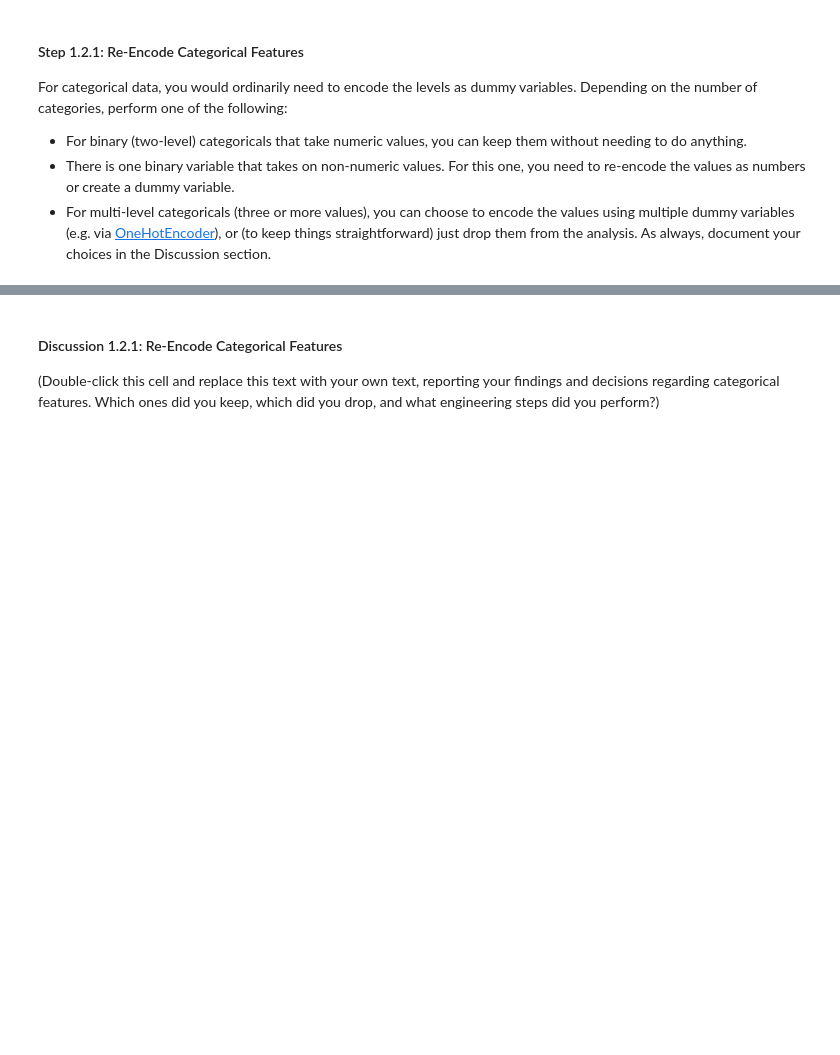
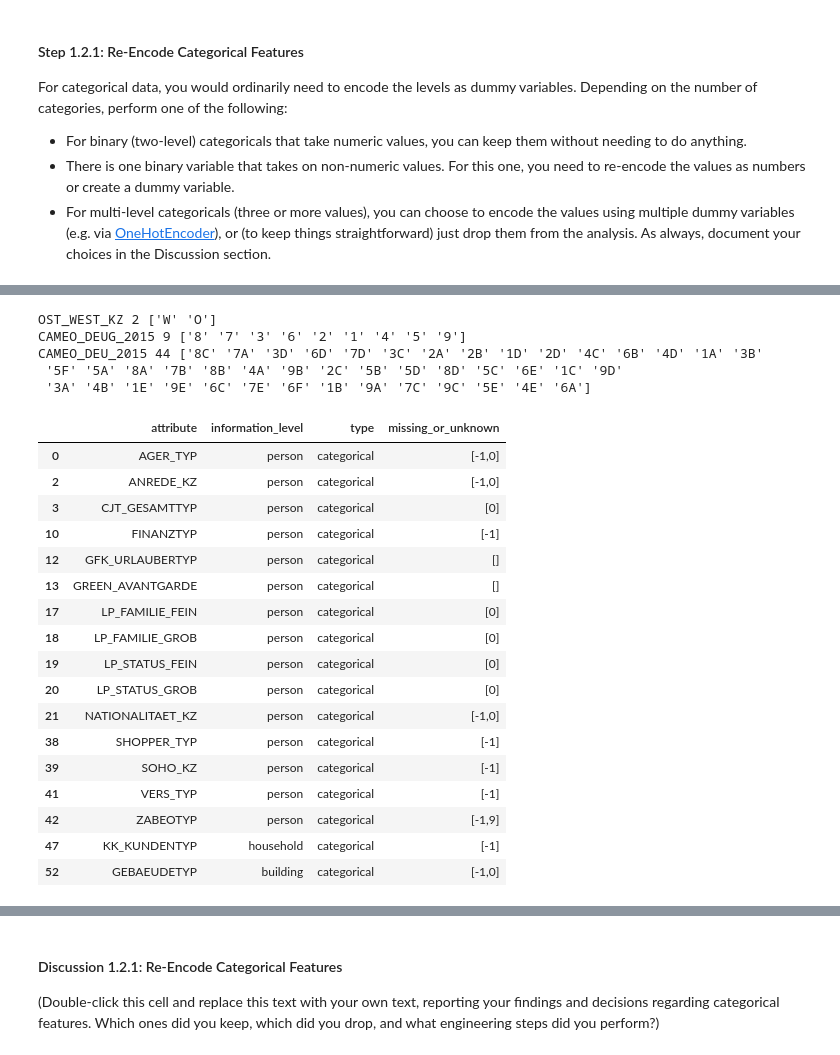
Before and after one commit to jihangshin/udacity, a Jupyter notebook: Identify Customer Segments/Identify_Customer_Segments.ipynb, the cells around one changed output, grey strips where cells are left out. Drawn from its saved outputs; the diff is of its cells as text; code cells hidden in the pictures; blank space fills up the shorter version.

```diff
--- a/Identify Customer Segments/Identify_Customer_Segments.ipynb
+++ b/Identify Customer Segments/Identify_Customer_Segments.ipynb
@@ -338 +382,40 @@ categorical
+# %%
+#convert non-numeric values to dummy number
+for col in azdias_df_lte_30_dropped[categorical_attribute].columns:
+    dtype = azdias_df_lte_30_dropped[col].dtype
+    if dtype == "object": #non-numeric case
+        print(col, len(azdias_df_lte_30_dropped[col].unique()), azdias_df_lte_30_dropped[col].unique())
+        dummy = pd.get_dummies(azdias_df_lte_30_dropped[col])
+        azdias_df_lte_30_dropped = pd.concat([azdias_df_lte_30_dropped, dummy], axis=1) #add dummy columns at the end
+        azdias_df_lte_30_dropped = azdias_df_lte_30_dropped.drop(columns=[col])  #drop the original column
+
+        #remove the processed columns from categorical_attribute list, do not need have to re-encode
+        categorical_df = categorical_df[categorical_df.attribute != col]
+# %% [output]
+OST_WEST_KZ 2 ['W' 'O']
+CAMEO_DEUG_2015 9 ['8' '7' '3' '6' '2' '1' '4' '5' '9']
+CAMEO_DEU_2015 44 ['8C' '7A' '3D' '6D' '7D' '3C' '2A' '2B' '1D' '2D' '4C' '6B' '4D' '1A' '3B'
+ '5F' '5A' '8A' '7B' '8B' '4A' '9B' '2C' '5B' '5D' '8D' '5C' '6E' '1C' '9D'
+ '3A' '4B' '1E' '9E' '6C' '7E' '6F' '1B' '9A' '7C' '9C' '5E' '4E' '6A']
+# %%
+categorical_df
+# %% [output]
+|  | attribute | information_level | type | missing_or_unknown |
+| 0 | AGER_TYP | person | categorical | [-1,0] |
+| 2 | ANREDE_KZ | person | categorical | [-1,0] |
+| 3 | CJT_GESAMTTYP | person | categorical | [0] |
+| 10 | FINANZTYP | person | categorical | [-1] |
+| 12 | GFK_URLAUBERTYP | person | categorical | [] |
+| 13 | GREEN_AVANTGARDE | person | categorical | [] |
+| 17 | LP_FAMILIE_FEIN | person | categorical | [0] |
+| 18 | LP_FAMILIE_GROB | person | categorical | [0] |
+| 19 | LP_STATUS_FEIN | person | categorical | [0] |
+| 20 | LP_STATUS_GROB | person | categorical | [0] |
+| 21 | NATIONALITAET_KZ | person | categorical | [-1,0] |
+| 38 | SHOPPER_TYP | person | categorical | [-1] |
+| 39 | SOHO_KZ | person | categorical | [-1] |
+| 41 | VERS_TYP | person | categorical | [-1] |
+| 42 | ZABEOTYP | person | categorical | [-1,9] |
+| 47 | KK_KUNDENTYP | household | categorical | [-1] |
+| 52 | GEBAEUDETYP | building | categorical | [-1,0] |
 # %%
```
Also changed, not shown: parts of 27 cells of this notebook, 1 other file.
